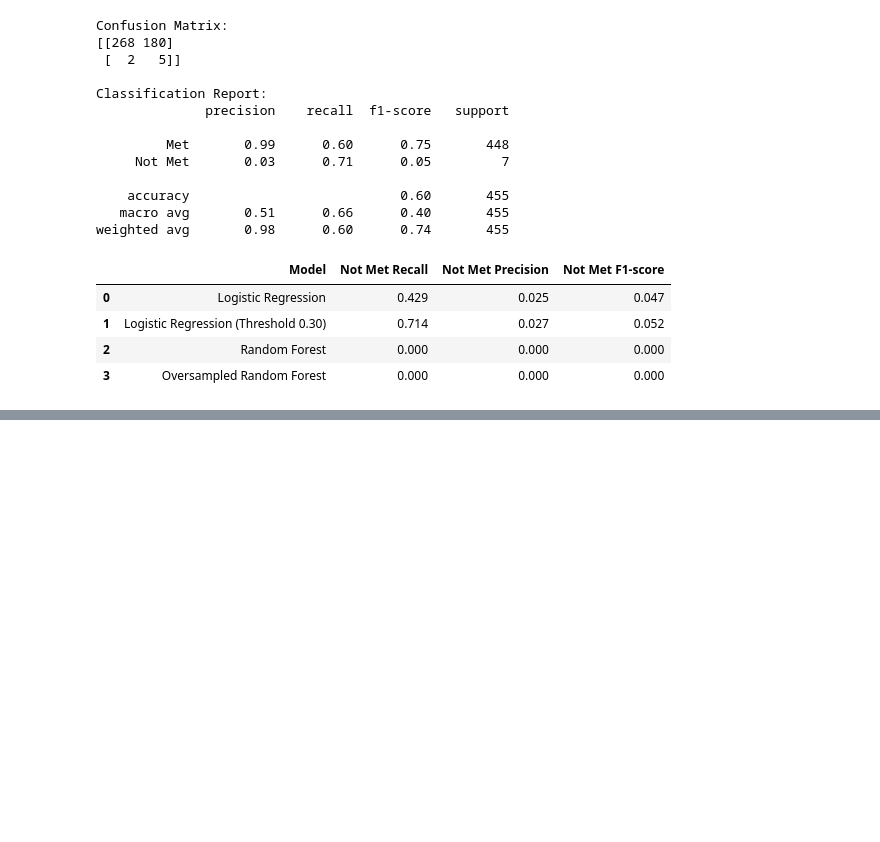
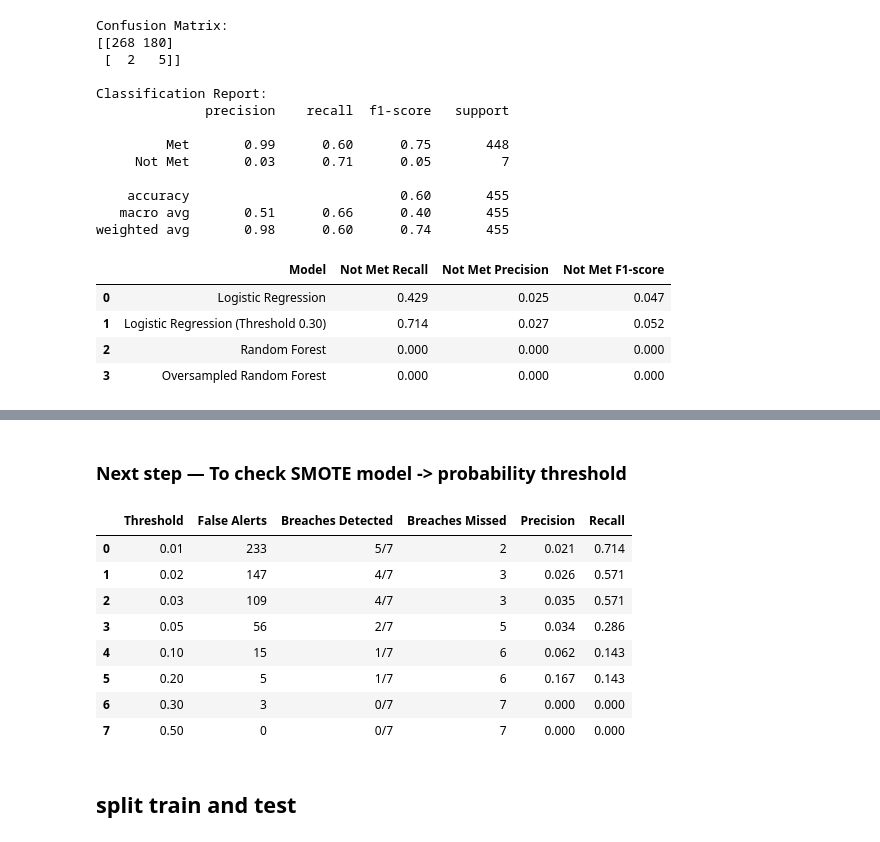
Before and after one commit to Janani334/ITHelpDesk_SLA-Breach_Prediction, a Jupyter notebook: Machine_Learning/Tickets_and_SLA_Prediction.ipynb, the cells around one changed output, grey strips where cells are left out. Cells and saved outputs as stored; diff of their text form; code cells hidden in the pictures; blank space fills up the shorter version.

```diff
--- a/Machine_Learning/Tickets_and_SLA_Prediction.ipynb
+++ b/Machine_Learning/Tickets_and_SLA_Prediction.ipynb
@@ -917,0 +1120,21 @@ display(final_comparison.round(3))
+# %%
+from sklearn.metrics import confusion_matrix
+
+threshold_results = []
+
+for threshold in [0.05, 0.10, 0.15, 0.20, 0.30, 0.40]:
+    y_pred_threshold = (y_prob_cat >= threshold).astype(int)
+
+    tn, fp, fn, tp = confusion_matrix(
+        y_test, y_pred_threshold, labels=[0, 1]
+    ).ravel()
+
+    threshold_results.append({
+        "Threshold": threshold,
+        "False Alerts": fp,
+        "Breaches Detected": f"{tp}/{tp + fn}",
+        "Breaches Missed": fn
+    })
+
+threshold_df = pd.DataFrame(threshold_results)
+display(threshold_df)
@@ -917,0 +1317,38 @@ display(final_comparison.round(3))
+# %% [markdown]
+### Next step —  To check SMOTE model ->  probability threshold
+# %%
+
+threshold_results = []
+
+for threshold in [0.01, 0.02, 0.03, 0.05, 0.10, 0.20, 0.30, 0.50]:
+    y_pred_threshold = (y_prob_smote >= threshold).astype(int)
+
+    tn, fp, fn, tp = confusion_matrix(
+        y_test,
+        y_pred_threshold,
+        labels=[0, 1]
+    ).ravel()
+
+    threshold_results.append({
+        "Threshold": threshold,
+        "False Alerts": fp,
+        "Breaches Detected": f"{tp}/7",
+        "Breaches Missed": fn,
+        "Precision": round(tp / (tp + fp), 3) if (tp + fp) else 0,
+        "Recall": round(tp / (tp + fn), 3) if (tp + fn) else 0
+    })
+
+threshold_df = pd.DataFrame(threshold_results)
+display(threshold_df)
+# %% [output]
+|  | Threshold | False Alerts | Breaches Detected | Breaches Missed | Precision | Recall |
+| 0 | 0.01 | 233 | 5/7 | 2 | 0.021 | 0.714 |
+| 1 | 0.02 | 147 | 4/7 | 3 | 0.026 | 0.571 |
+| 2 | 0.03 | 109 | 4/7 | 3 | 0.035 | 0.571 |
+| 3 | 0.05 | 56 | 2/7 | 5 | 0.034 | 0.286 |
+| 4 | 0.10 | 15 | 1/7 | 6 | 0.062 | 0.143 |
+| 5 | 0.20 | 5 | 1/7 | 6 | 0.167 | 0.143 |
+| 6 | 0.30 | 3 | 0/7 | 7 | 0.000 | 0.000 |
+| 7 | 0.50 | 0 | 0/7 | 7 | 0.000 | 0.000 |
+# %% [markdown]
+## split train and test
```
Also changed, not shown: parts of 28 cells of this notebook, 8 other files.
